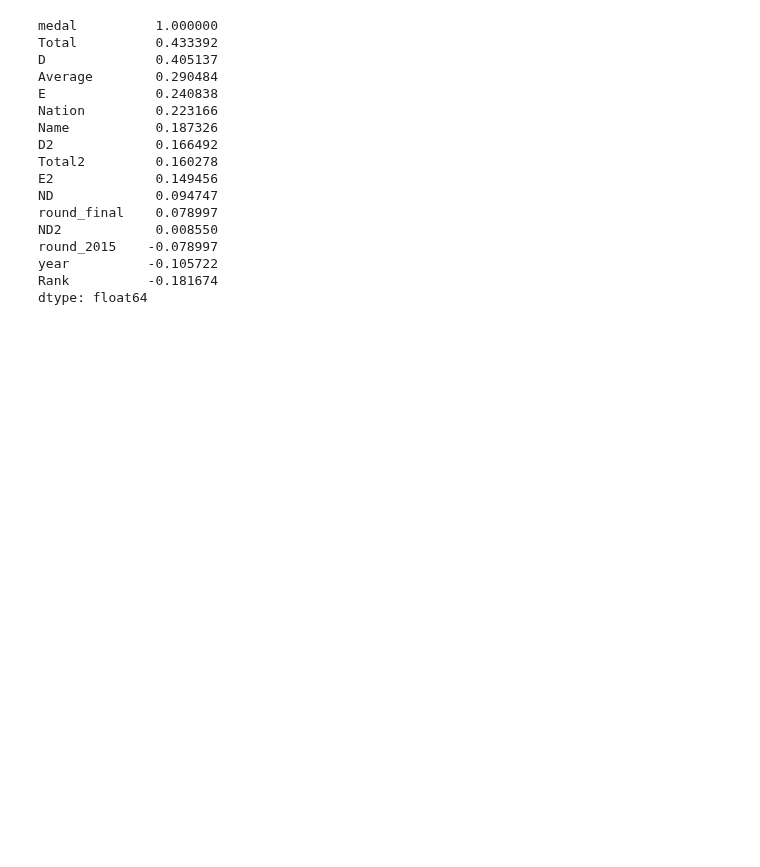
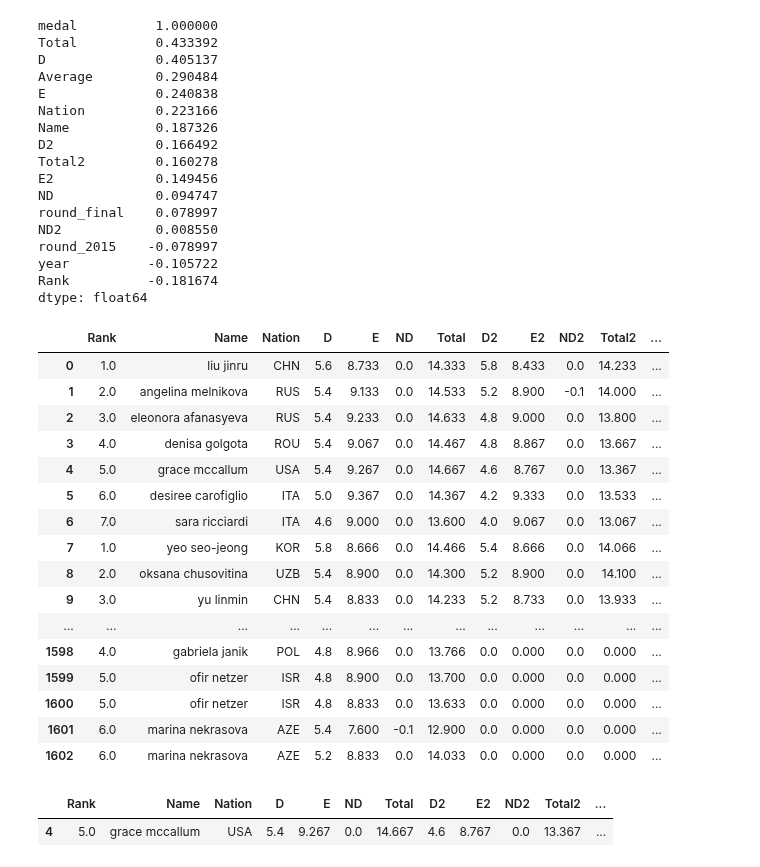
Before and after one commit to RyanJTalbot/MSDS, a Jupyter notebook: Core/Data Mining Foundations/Data Mining Project/Project/competition_gym2023/Combine_Data/women/explore womens vt.ipynb, the cells around one changed output. Saved outputs shown, nothing was run; the diff lists cells and outputs as text; code cells hidden in the pictures; blank space fills up the shorter version.

```diff
--- a/Core/Data Mining Foundations/Data Mining Project/Project/competition_gym2023/Combine_Data/women/explore womens vt.ipynb
+++ b/Core/Data Mining Foundations/Data Mining Project/Project/competition_gym2023/Combine_Data/women/explore womens vt.ipynb
@@ -337,3 +359,23 @@ dtype: float64
 # dtype: float64
 # %%
 # df_encoded.to_csv('vt_encoded.csv', index=False)
+# %%
+df1
+# %% [output]
+|  | Rank | Name | Nation | D | E | ND | Total | D2 | E2 | ND2 | Total2 | ... |
+| 0 | 1.0 | liu jinru | CHN | 5.6 | 8.733 | 0.0 | 14.333 | 5.8 | 8.433 | 0.0 | 14.233 | ... |
+| 1 | 2.0 | angelina melnikova | RUS | 5.4 | 9.133 | 0.0 | 14.533 | 5.2 | 8.900 | -0.1 | 14.000 | ... |
+| 2 | 3.0 | eleonora afanasyeva | RUS | 5.4 | 9.233 | 0.0 | 14.633 | 4.8 | 9.000 | 0.0 | 13.800 | ... |
+| 3 | 4.0 | denisa golgota | ROU | 5.4 | 9.067 | 0.0 | 14.467 | 4.8 | 8.867 | 0.0 | 13.667 | ... |
+| 4 | 5.0 | grace mccallum | USA | 5.4 | 9.267 | 0.0 | 14.667 | 4.6 | 8.767 | 0.0 | 13.367 | ... |
+| 5 | 6.0 | desiree carofiglio | ITA | 5.0 | 9.367 | 0.0 | 14.367 | 4.2 | 9.333 | 0.0 | 13.533 | ... |
+| 6 | 7.0 | sara ricciardi | ITA | 4.6 | 9.000 | 0.0 | 13.600 | 4.0 | 9.067 | 0.0 | 13.067 | ... |
+| 7 | 1.0 | yeo seo-jeong | KOR | 5.8 | 8.666 | 0.0 | 14.466 | 5.4 | 8.666 | 0.0 | 14.066 | ... |
+| 8 | 2.0 | oksana chusovitina | UZB | 5.4 | 8.900 | 0.0 | 14.300 | 5.2 | 8.900 | 0.0 | 14.100 | ... |
+| 9 | 3.0 | yu linmin | CHN | 5.4 | 8.833 | 0.0 | 14.233 | 5.2 | 8.733 | 0.0 | 13.933 | ... |
+| ... | ... | ... | ... | ... | ... | ... | ... | ... | ... | ... | ... | ... |
+| 1598 | 4.0 | gabriela janik | POL | 4.8 | 8.966 | 0.0 | 13.766 | 0.0 | 0.000 | 0.0 | 0.000 | ... |
+| 1599 | 5.0 | ofir netzer | ISR | 4.8 | 8.900 | 0.0 | 13.700 | 0.0 | 0.000 | 0.0 | 0.000 | ... |
+| 1600 | 5.0 | ofir netzer | ISR | 4.8 | 8.833 | 0.0 | 13.633 | 0.0 | 0.000 | 0.0 | 0.000 | ... |
+| 1601 | 6.0 | marina nekrasova | AZE | 5.4 | 7.600 | -0.1 | 12.900 | 0.0 | 0.000 | 0.0 | 0.000 | ... |
+| 1602 | 6.0 | marina nekrasova | AZE | 5.2 | 8.833 | 0.0 | 14.033 | 0.0 | 0.000 | 0.0 | 0.000 | ... |
@@ -339,0 +384,5 @@ dtype: float64
+# %%
+usa
+# %% [output]
+|  | Rank | Name | Nation | D | E | ND | Total | D2 | E2 | ND2 | Total2 | ... |
+| 4 | 5.0 | grace mccallum | USA | 5.4 | 9.267 | 0.0 | 14.667 | 4.6 | 8.767 | 0.0 | 13.367 | ... |
```
Also changed, not shown: parts of 3 cells of this notebook, 30 other files.
